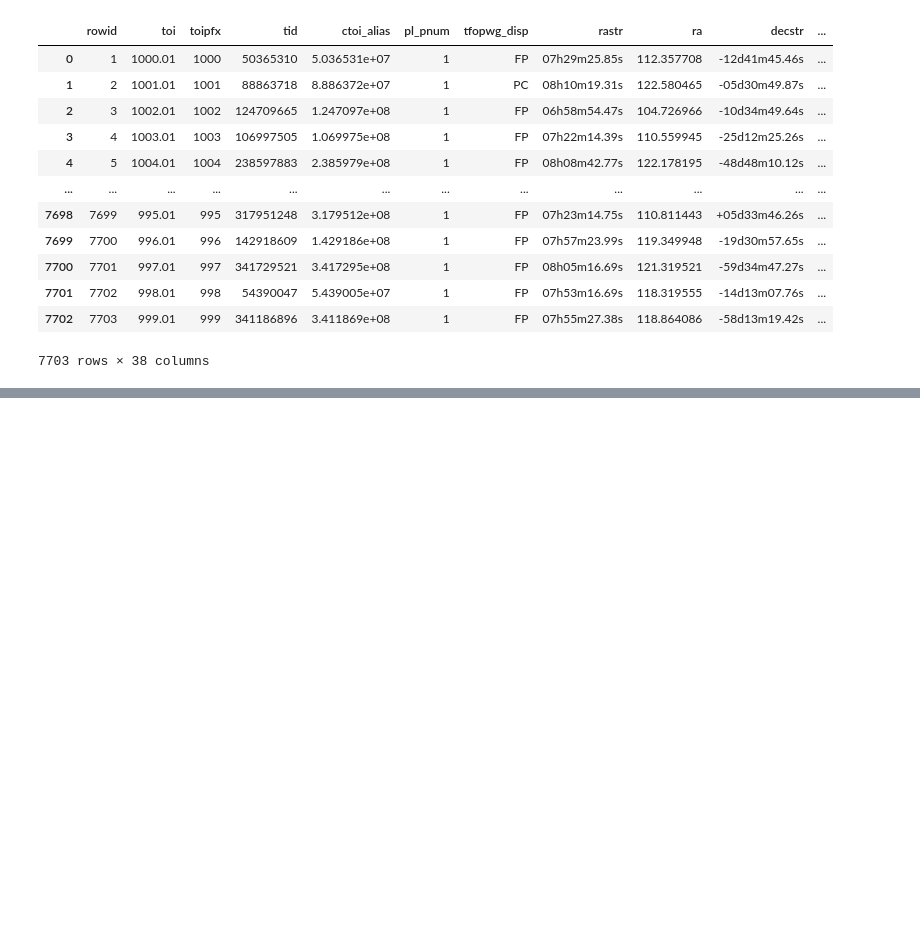
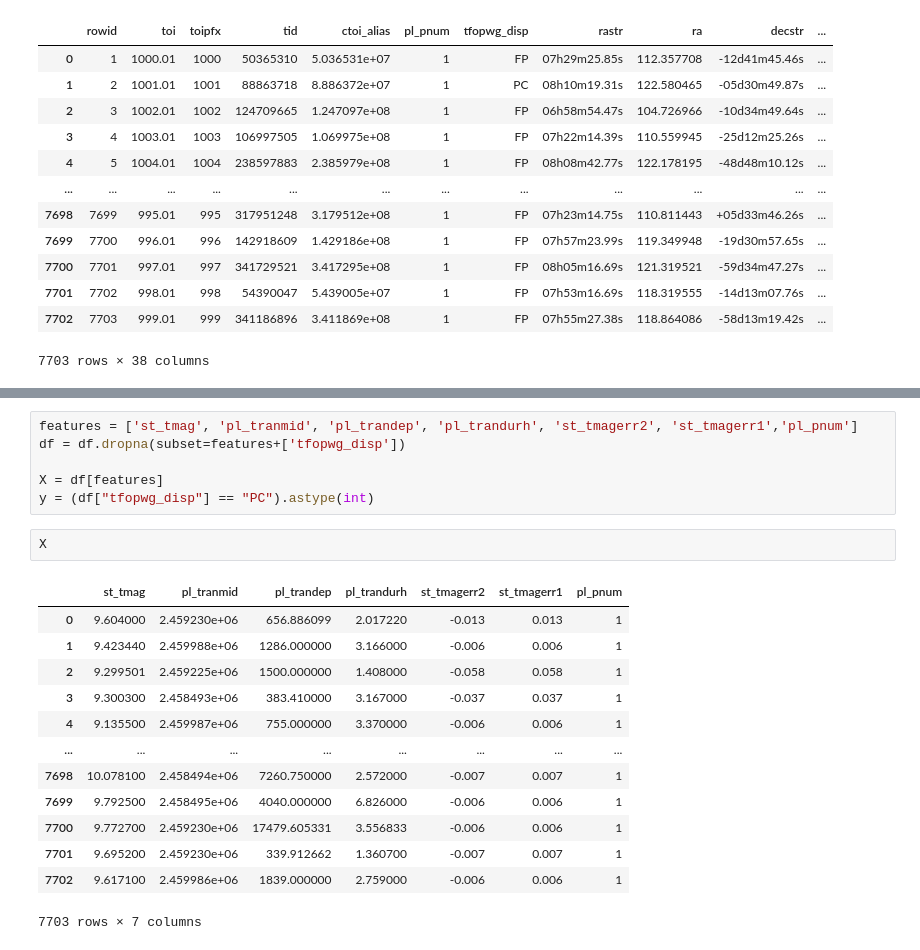
Before and after one commit to TejasVaradaraj/Exoplanet-Classifier, a Jupyter notebook: data.ipynb, the cells around one changed output, grey strips where cells are left out. Saved outputs shown, nothing was run; the diff lists cells and outputs as text; blank space fills up the shorter version.

```diff
--- a/data.ipynb
+++ b/data.ipynb
@@ -56,0 +114,22 @@ cleaned_df
+# %%
+features = ['st_tmag', 'pl_tranmid', 'pl_trandep', 'pl_trandurh', 'st_tmagerr2', 'st_tmagerr1','pl_pnum']
+df = df.dropna(subset=features+['tfopwg_disp'])
+
+X = df[features]
+y = (df["tfopwg_disp"] == "PC").astype(int)
+# %%
+X
+# %% [output]
+|  | st_tmag | pl_tranmid | pl_trandep | pl_trandurh | st_tmagerr2 | st_tmagerr1 | pl_pnum |
+| 0 | 9.604000 | 2.459230e+06 | 656.886099 | 2.017220 | -0.013 | 0.013 | 1 |
+| 1 | 9.423440 | 2.459988e+06 | 1286.000000 | 3.166000 | -0.006 | 0.006 | 1 |
+| 2 | 9.299501 | 2.459225e+06 | 1500.000000 | 1.408000 | -0.058 | 0.058 | 1 |
+| 3 | 9.300300 | 2.458493e+06 | 383.410000 | 3.167000 | -0.037 | 0.037 | 1 |
+| 4 | 9.135500 | 2.459987e+06 | 755.000000 | 3.370000 | -0.006 | 0.006 | 1 |
+| ... | ... | ... | ... | ... | ... | ... | ... |
+| 7698 | 10.078100 | 2.458494e+06 | 7260.750000 | 2.572000 | -0.007 | 0.007 | 1 |
+| 7699 | 9.792500 | 2.458495e+06 | 4040.000000 | 6.826000 | -0.006 | 0.006 | 1 |
+| 7700 | 9.772700 | 2.459230e+06 | 17479.605331 | 3.556833 | -0.006 | 0.006 | 1 |
+| 7701 | 9.695200 | 2.459230e+06 | 339.912662 | 1.360700 | -0.007 | 0.007 | 1 |
+| 7702 | 9.617100 | 2.459986e+06 | 1839.000000 | 2.759000 | -0.006 | 0.006 | 1 |
+7703 rows × 7 columns
```
Also changed, not shown: parts of 16 cells of this notebook.
